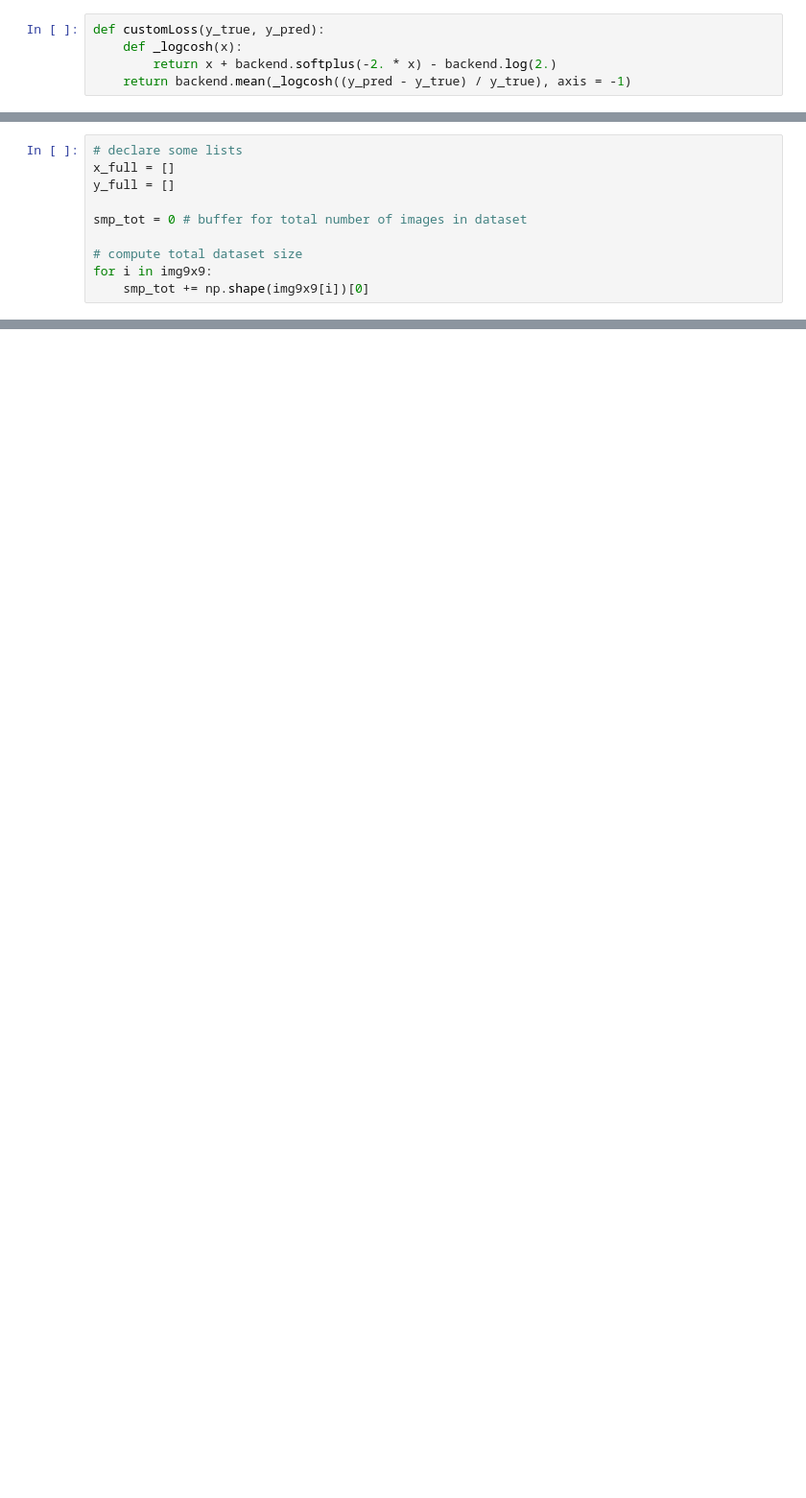
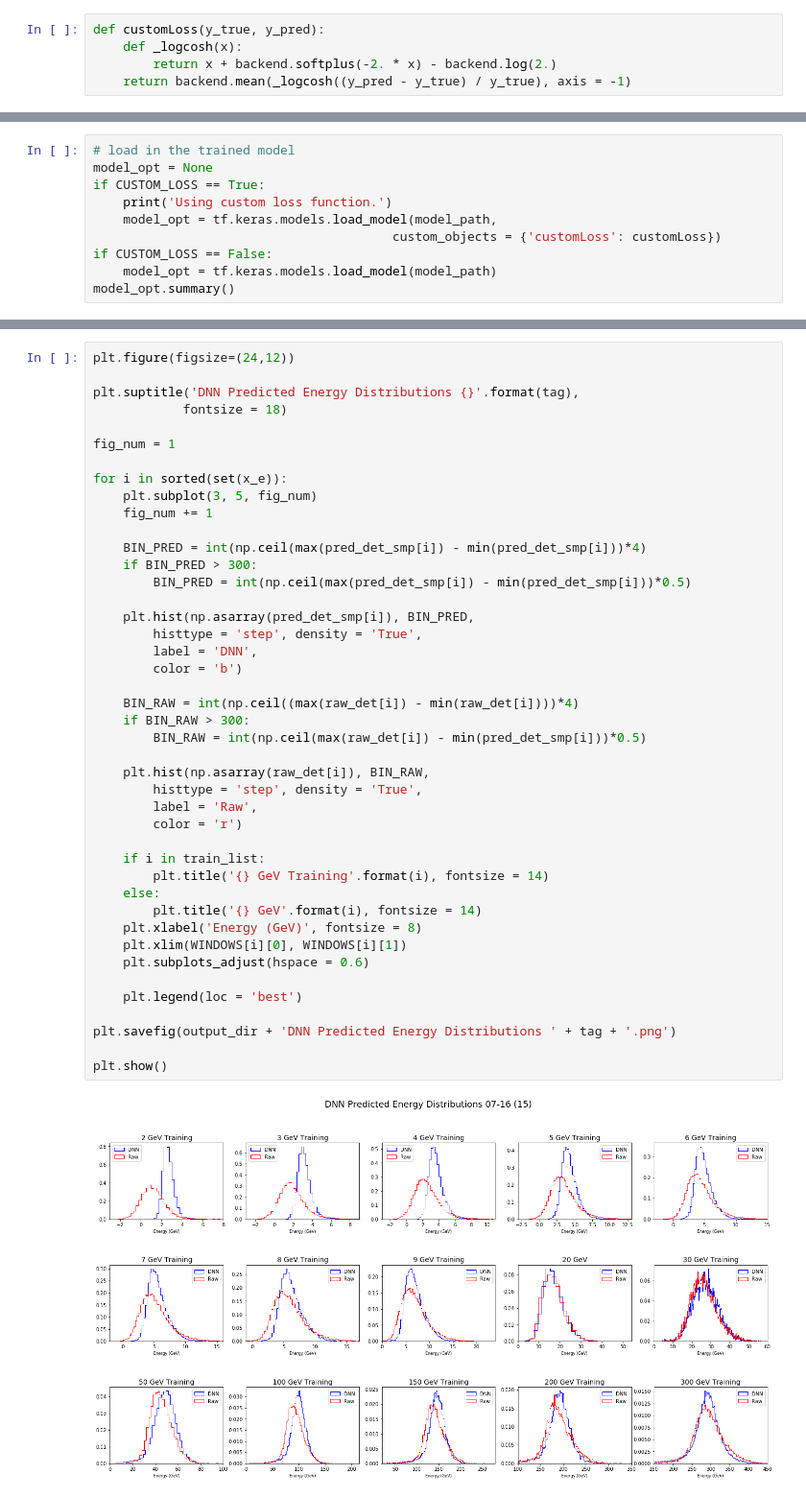
Before and after one commit to daniel-sunyou-li/Pion-Beam-Neural-Networks, a Jupyter notebook: DNN Analysis.ipynb, the cells around one changed output, grey strips where cells are left out. Shown: that part at 96% size. Saved outputs shown, nothing was run; the diff lists cells and outputs as text; blank space fills up the shorter version.

Commit message:
Revert "Add graphs of full raw energy distributions"

```diff
--- a/DNN Analysis.ipynb
+++ b/DNN Analysis.ipynb
@@ -719,10 +187,0 @@ nom_eng_list = []
-# %%
-# declare some lists
-x_full = []
-y_full = []
-
-smp_tot = 0 # buffer for total number of images in dataset
-
-# compute total dataset size
-for i in img9x9:
-    smp_tot += np.shape(img9x9[i])[0]
@@ -1137,0 +188,10 @@ print(keys)
+# %%
+# load in the trained model
+model_opt = None
+if CUSTOM_LOSS == True:
+    print('Using custom loss function.')
+    model_opt = tf.keras.models.load_model(model_path,
+                                        custom_objects = {'customLoss': customLoss})
+if CUSTOM_LOSS == False:
+    model_opt = tf.keras.models.load_model(model_path)
+model_opt.summary()
@@ -1137,0 +368,45 @@ print(keys)
+# %%
+plt.figure(figsize=(24,12))
+
+plt.suptitle('DNN Predicted Energy Distributions {}'.format(tag),
+            fontsize = 18)
+
+fig_num = 1
+
+for i in sorted(set(x_e)):
+    plt.subplot(3, 5, fig_num)
+    fig_num += 1
+
+    BIN_PRED = int(np.ceil(max(pred_det_smp[i]) - min(pred_det_smp[i]))*4)
+    if BIN_PRED > 300:
+        BIN_PRED = int(np.ceil(max(pred_det_smp[i]) - min(pred_det_smp[i]))*0.5)
+
+    plt.hist(np.asarray(pred_det_smp[i]), BIN_PRED,
+        histtype = 'step', density = 'True',
+        label = 'DNN',
+        color = 'b')
+
+    BIN_RAW = int(np.ceil((max(raw_det[i]) - min(raw_det[i])))*4)
+    if BIN_RAW > 300:
+        BIN_RAW = int(np.ceil(max(raw_det[i]) - min(pred_det_smp[i]))*0.5)
+
+    plt.hist(np.asarray(raw_det[i]), BIN_RAW,
+        histtype = 'step', density = 'True',
+        label = 'Raw',
+        color = 'r')
+
+    if i in train_list:
+        plt.title('{} GeV Training'.format(i), fontsize = 14)
+    else:
+        plt.title('{} GeV'.format(i), fontsize = 14)
+    plt.xlabel('Energy (GeV)', fontsize = 8)
+    plt.xlim(WINDOWS[i][0], WINDOWS[i][1])
+    plt.subplots_adjust(hspace = 0.6)
+
+    plt.legend(loc = 'best')
+
+plt.savefig(output_dir + 'DNN Predicted Energy Distributions ' + tag + '.png')
+
+plt.show()
+# %% [output]
+[figure, added]
```
Also changed, not shown: parts of 132 cells of this notebook.
